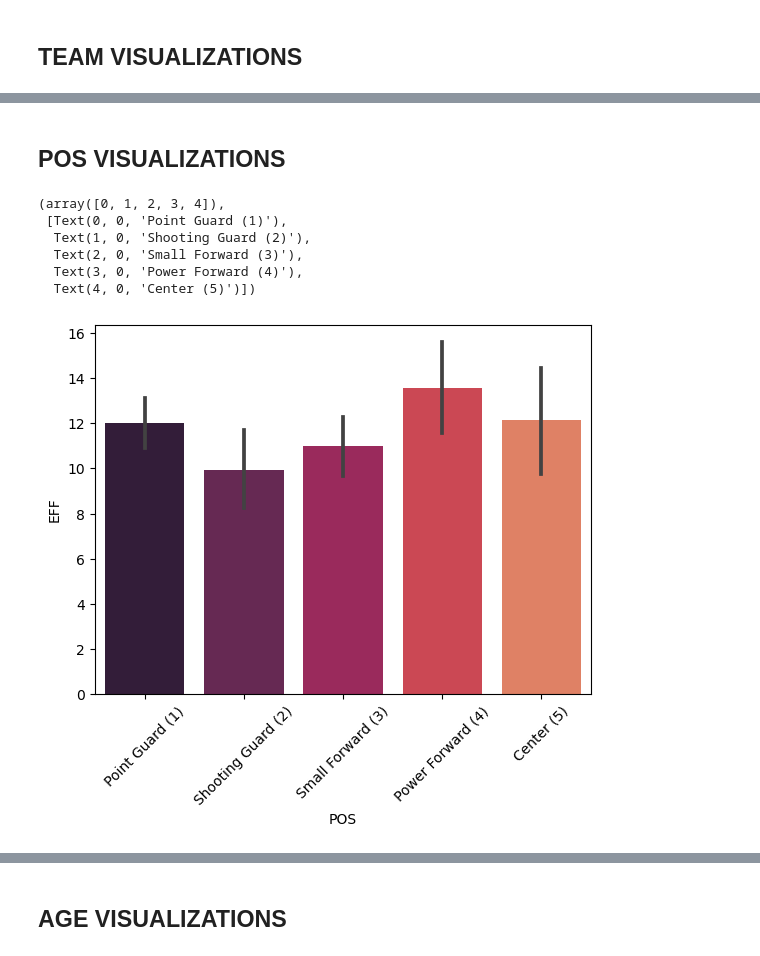
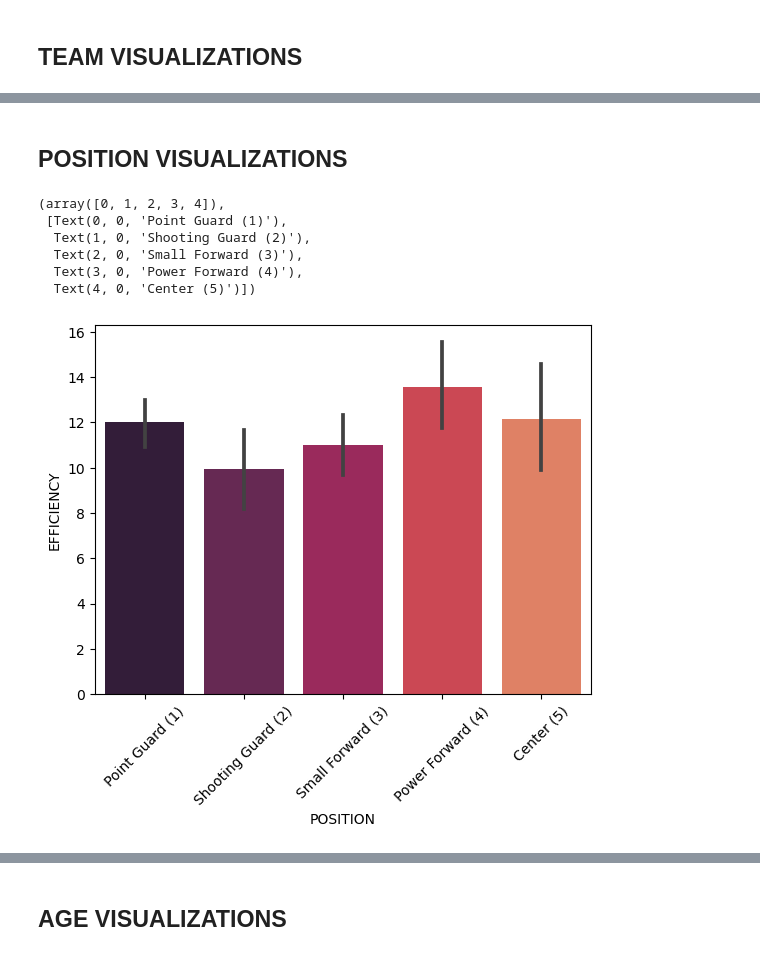
Before and after one commit to marcdalmaum/project_2, a Jupyter notebook: project_2.ipynb, the cells around one changed output, grey strips where cells are left out. Cells and saved outputs as stored; diff of their text form; code cells hidden in the pictures.

```diff
--- a/project_2.ipynb
+++ b/project_2.ipynb
@@ -82,5 +83,6 @@ df_2.drop(columns=['TS%','PPG','RPG','APG','SPG','BPG','TOPG','MPPG'], inplace=T
 df_2['TEAM'] = df_2['TEAM'].replace('Tor','Toronto Raptors').replace('Mem','Memphis Grizzlies').replace('Mia','Miami Heat').replace('Bro','Brooklyn Nets').replace('Nor','New Orleans Pelicans').replace('Uta','Utah Jazz').replace('Mil','Milwaukee Bucks').replace('Cle','Cleveland Cavaliers').replace('Ind','Indiana Pacers').replace('Lal','Los Angeles Lakers').replace('Orl','Orlando Magic').replace('Nyk','New York Knicks').replace('Nor','New Orleans Pelicans').replace('Hou','Houston Rockets').replace('Was','Washington Wizards').replace('Pho','Phoenix Suns').replace('Sac','Sacramento Kings').replace('Det','Detroit Pistons').replace('Cha','Charlotte Hornets').replace('Chi','Chicago Bulls').replace('Atl','Atlanta Hawks').replace('Den','Denver Nuggets').replace('Phi','Philadelphia 76ers').replace('San','San Antonio Spurs').replace('Lac','Los Angeles Clippers').replace('Okc','Oklahoma City Thunder').replace('Min','Minnesota Timberwolves').replace('Dal','Dallas Mavericks').replace('Gol','Golden State Warriors').replace('Por','Portland Trail Blazers').replace('Bos','Boston Celtics')
 df_2['POS'] = df_2['POS'].replace('G','Point Guard (1)').replace('F','Small Forward (3)').replace('C','Center (5)').replace('C-F','Power Forward (4)').replace('F-C','Power Forward (4)').replace('F-G','Shooting Guard (2)').replace('G-F','Shooting Guard (2)')
 df_2['AGE'] = df_2['AGE'].astype(int)
+df_2.rename(columns={'POS': 'POSITION', 'EFF': 'EFFICIENCY'}, inplace=True)
 df_2
 # %% [output]
@@ -281,6 +283,6 @@ final_df.dropna(axis = 0, how = 'any', inplace=True)
 final_df.reset_index(drop=True, inplace=True)
 final_df['SALARY'] = final_df['SALARY'].astype(int)
 final_df['FOLLOWERS'] = final_df['FOLLOWERS'].astype(int)
-final_df['EFF'] = final_df['EFF'].round(0).astype(int)
+final_df['EFFICIENCY'] = final_df['EFFICIENCY'].round(0).astype(int)
 final_df
 # %% [output]
@@ -328,14 +336,14 @@ sns.barplot(y="TEAM", x="FOLLOWERS", data=final_df)
 # %% [markdown]
-## POS VISUALIZATIONS
+## POSITION VISUALIZATIONS
 # %%
-sns.barplot(x="POS", y="EFF", data=final_df, order=['Point Guard (1)','Shooting Guard (2)','Small Forward (3)','Power Forward (4)','Center (5)'])
+sns.barplot(x="POSITION", y="EFFICIENCY", data=final_df, order=['Point Guard (1)','Shooting Guard (2)','Small Forward (3)','Power Forward (4)','Center (5)'])
 plt.xticks(rotation=45)
 # %% [output]
 (array([0, 1, 2, 3, 4]),
  [Text(0, 0, 'Point Guard (1)'),
   Text(1, 0, 'Shooting Guard (2)'),
   Text(2, 0, 'Small Forward (3)'),
   Text(3, 0, 'Power Forward (4)'),
   Text(4, 0, 'Center (5)')])
-[figure, old version]
+[figure, new version]
 # %%
```
Also changed, not shown: parts of 27 cells of this notebook.
